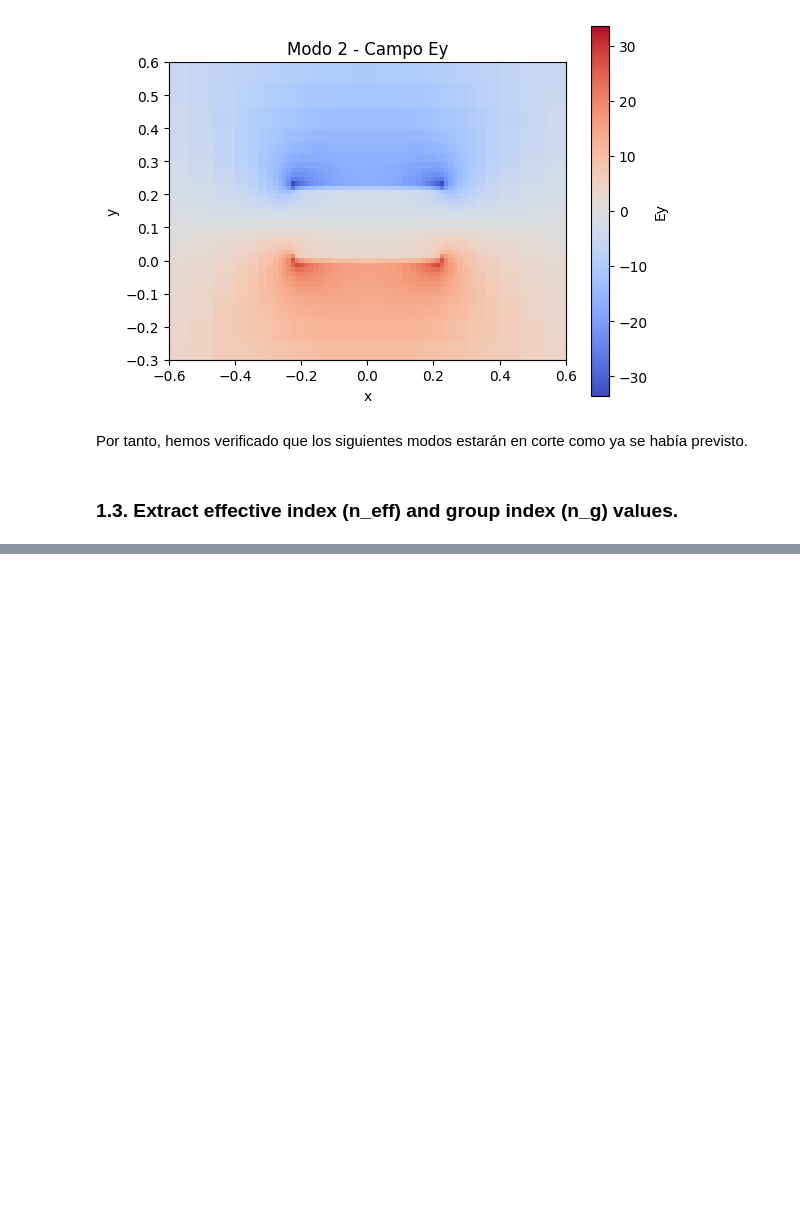
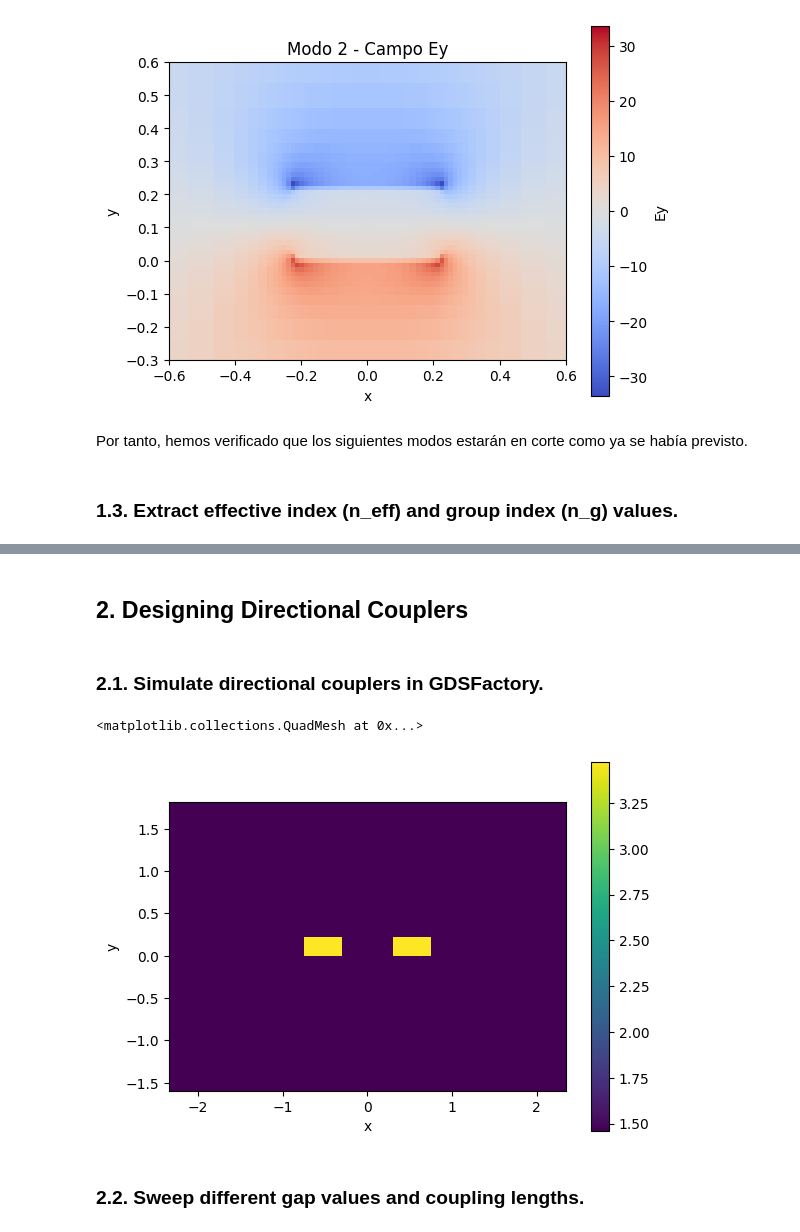
Before and after one commit to snacmuo/pic-upv-lab5-finalproject, a Jupyter notebook: FInal_Project_Sergi_Nàcher_Muñoz.ipynb, the cells around one changed output, grey strips where cells are left out. Saved outputs shown, nothing was run; the diff lists cells and outputs as text; code cells hidden in the pictures; blank space fills up the shorter version.

```diff
--- a/FInal_Project_Sergi_Nàcher_Muñoz.ipynb
+++ b/FInal_Project_Sergi_Nàcher_Muñoz.ipynb
@@ -159,0 +222,31 @@ print(f"Índice de grupo del modo TE0: {n_g:.4f}")
+# %% [markdown]
+## 2. Designing Directional Couplers
+# %% [markdown]
+### 2.1. Simulate directional couplers in GDSFactory.
+# %%
+lambda_c = 1.55
+
+dcoupler_cs = gt.modes.WaveguideCoupler(
+    # Geometrical Parameters
+    core_width = (0.45, 0.45), # Waveguide width
+    slab_thickness = 0, # For shallow waveguides - Set to 0 if its a deep-etched waveguide.
+    core_thickness = 0.22, # Waveguide height
+    gap = 0.6,
+    # Materials
+    core_material = 'si', #  Material of the waveguide
+    clad_material = 'sio2', # Surrounding material
+    # Modesolver Parameters
+    wavelength = lambda_c, # Wavelength to simulate
+    num_modes = 6, # Number of modes to find
+    cache_path = '.cache/', # Important! In order to save simulation time, set your cache Path!
+    precision = 'double',
+    max_grid_scaling = 1.5, # Parameters of the grid
+    grid_resolution = 20 # Parameters of the grid
+)
+
+dcoupler_cs.plot_index()
+# %% [output]
+<matplotlib.collections.QuadMesh at 0x...>
+[figure, added]
+# %% [markdown]
+### 2.2. Sweep different gap values and coupling lengths.
```
Also changed, not shown: parts of 4 cells of this notebook, 58 other files.
